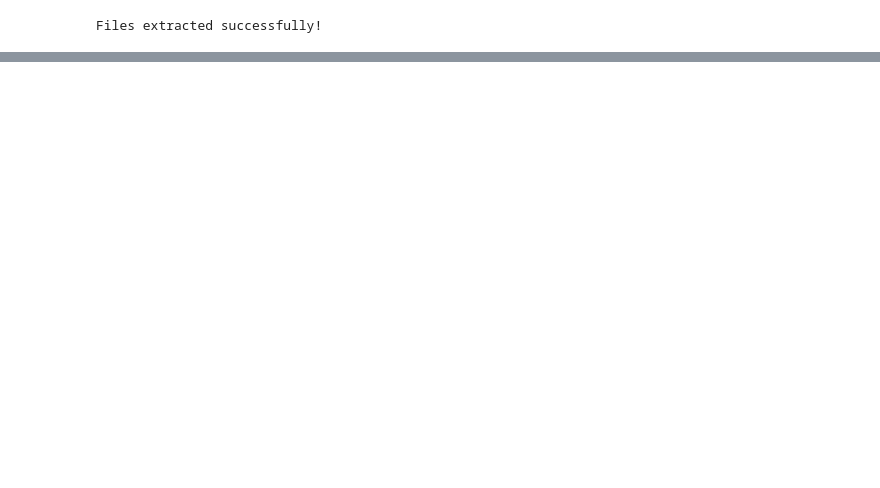
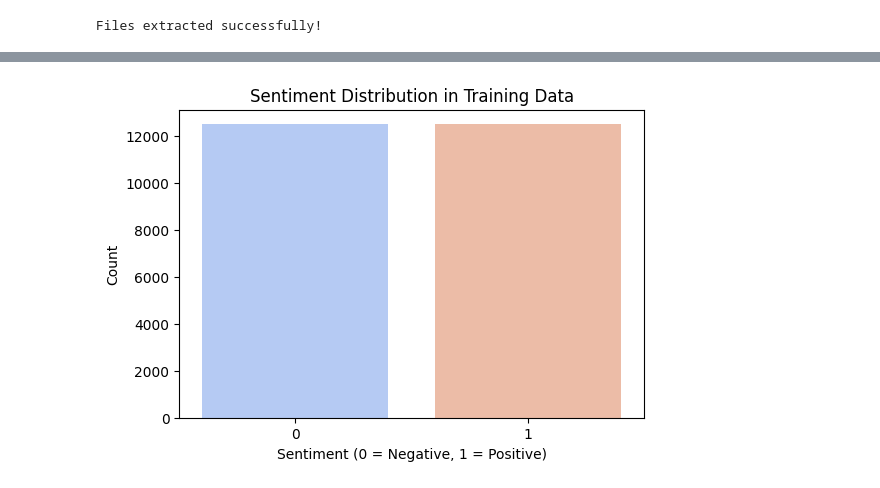
Before and after one commit to EdithPraiselin/-SENTIMENT-ANALYSIS-WITH-NLP, a Jupyter notebook: Task2.ipynb, the cells around one changed output, grey strips where cells are left out. Drawn from its saved outputs; the diff is of its cells as text; code cells hidden in the pictures; blank space fills up the shorter version.

```diff
--- a/Task2.ipynb
+++ b/Task2.ipynb
@@ -18,10 +18,31 @@ print("Files extracted successfully!")
 # %% [output]
 Files extracted successfully!
 # %%
+# SENTIMENT ANALYSIS USING TF-IDF & LOGISTIC REGRESSION
+
+# IMPORT LIBRARIES
 import os
 import pandas as pd
+import numpy as np
+import re
+import string
+import seaborn as sns
+import matplotlib.pyplot as plt
+from sklearn.model_selection import train_test_split
+from sklearn.feature_extraction.text import TfidfVectorizer
+from sklearn.linear_model import LogisticRegression
+from sklearn.metrics import accuracy_score, classification_report, confusion_matrix
+from wordcloud import WordCloud
+from google.colab import drive
 
-# Function to load files from a folder
+
+# Define dataset paths
+train_pos_path = "/content/dataset/aclImdb/train/pos"
+train_neg_path = "/content/dataset/aclImdb/train/neg"
+test_pos_path = "/content/dataset/aclImdb/test/pos"
+test_neg_path = "/content/dataset/aclImdb/test/neg"
+
+# DATA LOADING FUNCTION
 def load_reviews_from_folder(folder, label):
     reviews = []
     for filename in os.listdir(folder):
@@ -30,23 +51,67 @@ def load_reviews_from_folder(folder, label):
             reviews.append(file.read())
     return pd.DataFrame({"review": reviews, "sentiment": label})
 
-# Define dataset paths
-train_pos_path = "/content/dataset/aclImdb/train/pos"
-train_neg_path = "/content/dataset/aclImdb/train/neg"
-test_pos_path = "/content/dataset/aclImdb/test/pos"
-test_neg_path = "/content/dataset/aclImdb/test/neg"
-
-# Load data
+# Load and label train/test data
 train_pos = load_reviews_from_folder(train_pos_path, 1)  # Positive = 1
 train_neg = load_reviews_from_folder(train_neg_path, 0)  # Negative = 0
 test_pos = load_reviews_from_folder(test_pos_path, 1)
 test_neg = load_reviews_from_folder(test_neg_path, 0)
 
 # Combine positive and negative reviews
-df_train = pd.concat([train_pos, train_neg]).sample(frac=1).reset_index(drop=True)  # Shuffle
+df_train = pd.concat([train_pos, train_neg]).sample(frac=1).reset_index(drop=True)
 df_test = pd.concat([test_pos, test_neg]).sample(frac=1).reset_index(drop=True)
 
-# Display sample data
+# PREPROCESSING: CLEANING TEXT
+def clean_text(text):
+    """Cleans text by lowercasing, removing punctuation, and numbers"""
+    text = text.lower()
+    text = re.sub(f"[{string.punctuation}]", "", text)  # Remove punctuation
+    text = re.sub(r'\d+', '', text)  # Remove numbers
+    return text.strip()
+
+# Apply cleaning function
+df_train['cleaned_review'] = df_train['review'].apply(clean_text)
+df_test['cleaned_review'] = df_test['review'].apply(clean_text)
+
+# EXPLORATORY DATA ANALYSIS (EDA)
+print("\nDataset Sample:")
 print(df_train.head())
-print(df_test.head())
+
+# Visualize Sentiment Distribution
+plt.figure(figsize=(6,4))
+sns.countplot(x=df_train['sentiment'], hue=df_train['sentiment'], palette="coolwarm", legend=False)
+plt.title("Sentiment Distribution in Training Data")
+plt.xlabel("Sentiment (0 = Negative, 1 = Positive)")
+plt.ylabel("Count")
+plt.show()
+
+# FEATURE EXTRACTION: TF-IDF
+vectorizer = TfidfVectorizer(max_features=5000)
+X_train_tfidf = vectorizer.fit_transform(df_train['cleaned_review'])
+X_test_tfidf = vectorizer.transform(df_test['cleaned_review'])
+
+# MODEL TRAINING: LOGISTIC REGRESSION
+model = LogisticRegression()
+model.fit(X_train_tfidf, df_train['sentiment'])
+
+# MODEL EVALUATION: ACCURACY, CLASSIFICATION REPORT, CONFUSION MATRIX
+y_pred = model.predict(X_test_tfidf)
+
+# Accuracy Score
+accuracy = accuracy_score(df_test['sentiment'], y_pred)
+print(f"\nModel Accuracy: {accuracy:.4f}")
+
+# Classification Report
+print("\nClassification Report:\n", classification_report(df_test['sentiment'], y_pred))
+
+# Confusion Matrix
+plt.figure(figsize=(5,4))
+sns.heatmap(confusion_matrix(df_test['sentiment'], y_pred), annot=True, fmt='d', cmap='coolwarm', xticklabels=["Negative", "Positive"], yticklabels=["Negative", "Positive"])
+plt.xlabel("Predicted")
+plt.ylabel("Actual")
+plt.title("Confusion Matrix")
+plt.show()
+
+# FINAL NOTES
+print("\nModel Training and Evaluation Complete!")
 # %% [output]
@@ -64,0 +132 @@ print(df_test.head())
+[figure, added]
```
Also changed, not shown: parts of 3 cells of this notebook.
